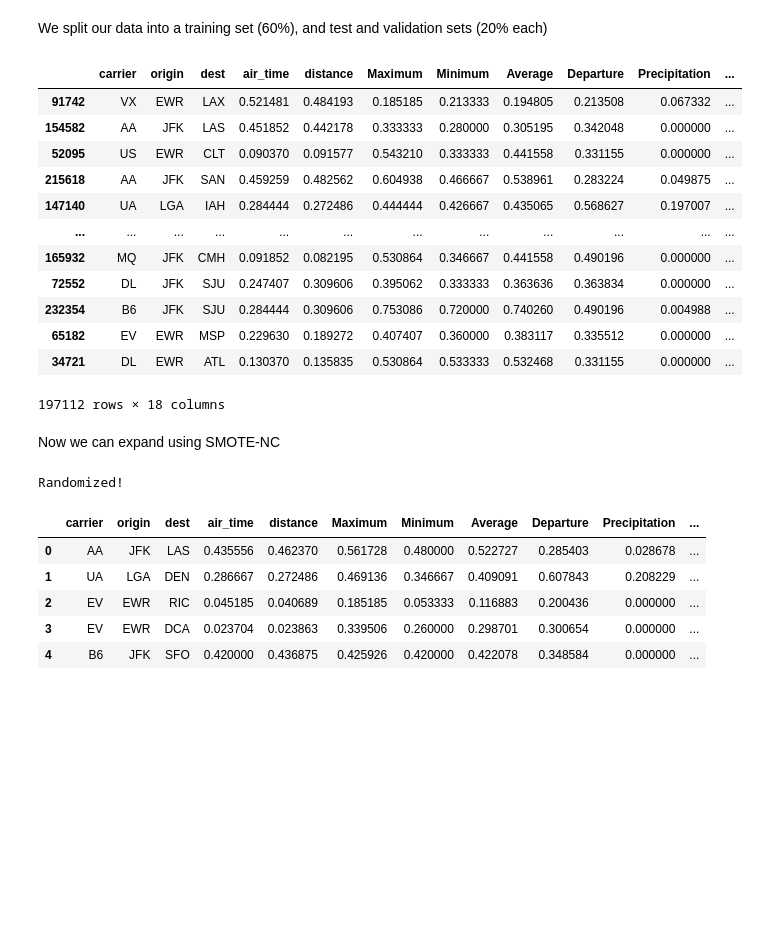
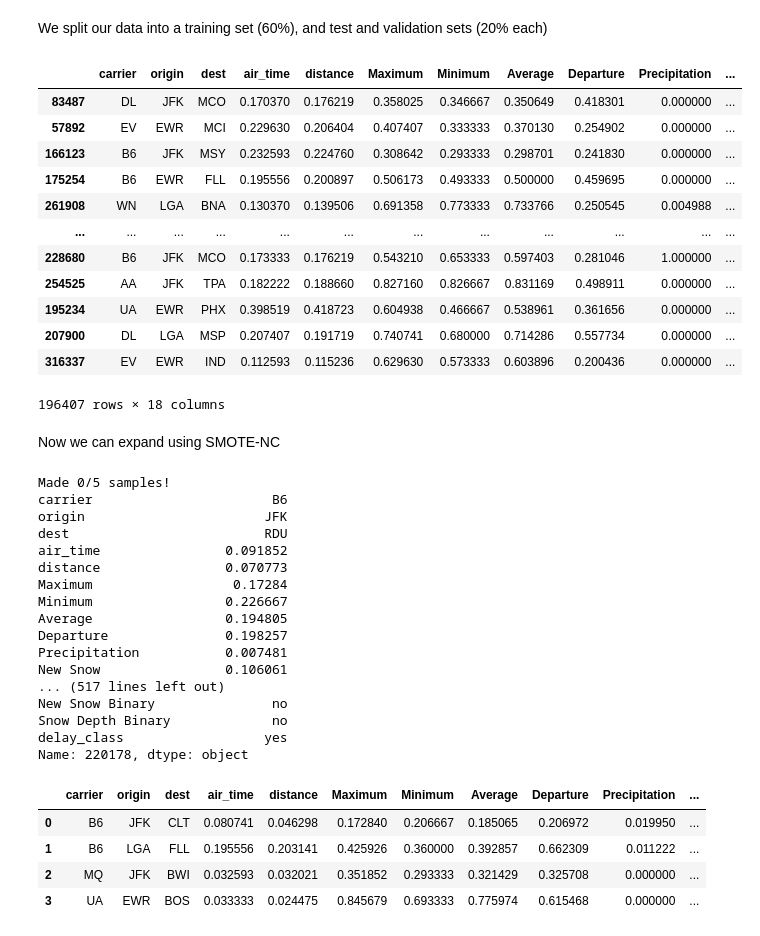
Before and after one commit to hughman98/Determining-Causes-of-Flight-Delays-CSC-522, a Jupyter notebook: code/Preprocessing.ipynb, the cells around one changed output. Drawn from its saved outputs; the diff is of its cells as text; code cells hidden in the pictures; blank space fills up the shorter version.

```diff
--- a/code/Preprocessing.ipynb
+++ b/code/Preprocessing.ipynb
@@ -166,6 +166,8 @@ cols = [
 scaler = MinMaxScaler()
 df[cols] = scaler.fit_transform(df[cols])
 
+df.dropna(inplace=True)
+
 df
 # %% [output]
 |  | carrier | origin | dest | air_time | distance | Maximum | Minimum | Average | Departure | Precipitation | ... |
@@ -204,18 +206,18 @@ test_set.to_csv(r"..\data\test_set.csv", index=False)
 train_set
 # %% [output]
 |  | carrier | origin | dest | air_time | distance | Maximum | Minimum | Average | Departure | Precipitation | ... |
-| 91742 | VX | EWR | LAX | 0.521481 | 0.484193 | 0.185185 | 0.213333 | 0.194805 | 0.213508 | 0.067332 | ... |
-| 154582 | AA | JFK | LAS | 0.451852 | 0.442178 | 0.333333 | 0.280000 | 0.305195 | 0.342048 | 0.000000 | ... |
-| 52095 | US | EWR | CLT | 0.090370 | 0.091577 | 0.543210 | 0.333333 | 0.441558 | 0.331155 | 0.000000 | ... |
-| 215618 | AA | JFK | SAN | 0.459259 | 0.482562 | 0.604938 | 0.466667 | 0.538961 | 0.283224 | 0.049875 | ... |
-| 147140 | UA | LGA | IAH | 0.284444 | 0.272486 | 0.444444 | 0.426667 | 0.435065 | 0.568627 | 0.197007 | ... |
+| 83487 | DL | JFK | MCO | 0.170370 | 0.176219 | 0.358025 | 0.346667 | 0.350649 | 0.418301 | 0.000000 | ... |
+| 57892 | EV | EWR | MCI | 0.229630 | 0.206404 | 0.407407 | 0.333333 | 0.370130 | 0.254902 | 0.000000 | ... |
+| 166123 | B6 | JFK | MSY | 0.232593 | 0.224760 | 0.308642 | 0.293333 | 0.298701 | 0.241830 | 0.000000 | ... |
+| 175254 | B6 | EWR | FLL | 0.195556 | 0.200897 | 0.506173 | 0.493333 | 0.500000 | 0.459695 | 0.000000 | ... |
+| 261908 | WN | LGA | BNA | 0.130370 | 0.139506 | 0.691358 | 0.773333 | 0.733766 | 0.250545 | 0.004988 | ... |
 | ... | ... | ... | ... | ... | ... | ... | ... | ... | ... | ... | ... |
-| 165932 | MQ | JFK | CMH | 0.091852 | 0.082195 | 0.530864 | 0.346667 | 0.441558 | 0.490196 | 0.000000 | ... |
-| 72552 | DL | JFK | SJU | 0.247407 | 0.309606 | 0.395062 | 0.333333 | 0.363636 | 0.363834 | 0.000000 | ... |
-| 232354 | B6 | JFK | SJU | 0.284444 | 0.309606 | 0.753086 | 0.720000 | 0.740260 | 0.490196 | 0.004988 | ... |
-| 65182 | EV | EWR | MSP | 0.229630 | 0.189272 | 0.407407 | 0.360000 | 0.383117 | 0.335512 | 0.000000 | ... |
-| 34721 | DL | EWR | ATL | 0.130370 | 0.135835 | 0.530864 | 0.533333 | 0.532468 | 0.331155 | 0.000000 | ... |
+| 228680 | B6 | JFK | MCO | 0.173333 | 0.176219 | 0.543210 | 0.653333 | 0.597403 | 0.281046 | 1.000000 | ... |
+| 254525 | AA | JFK | TPA | 0.182222 | 0.188660 | 0.827160 | 0.826667 | 0.831169 | 0.498911 | 0.000000 | ... |
+| 195234 | UA | EWR | PHX | 0.398519 | 0.418723 | 0.604938 | 0.466667 | 0.538961 | 0.361656 | 0.000000 | ... |
+| 207900 | DL | LGA | MSP | 0.207407 | 0.191719 | 0.740741 | 0.680000 | 0.714286 | 0.557734 | 0.000000 | ... |
+| 316337 | EV | EWR | IND | 0.112593 | 0.115236 | 0.629630 | 0.573333 | 0.603896 | 0.200436 | 0.000000 | ... |
-197112 rows × 18 columns
+196407 rows × 18 columns
 # %% [markdown]
 Now we can expand using SMOTE-NC
 # %%
@@ -223,15 +225,31 @@ Now we can expand using SMOTE-NC
 # %%
 min_class = train_set.loc[train_set['delay_class']=='yes']
 maj_class = train_set.loc[train_set['delay_class']=='no']
 
+#This is just an example, the actual code to generate all the artificial data is in the SMOTE.py file
 art_data = smote(min_class, 5, 5)
 
-art_data.to_csv(r"..\data\train_set_artificial.csv", index=False)
+art_data
 # %% [output]
-Randomized!
+Made 0/5 samples!
+carrier                       B6
+origin                       JFK
+dest                         RDU
+air_time                0.091852
+distance                0.070773
+Maximum                  0.17284
+Minimum                 0.226667
+Average                 0.194805
+Departure               0.198257
+Precipitation           0.007481
+New Snow                0.106061
+... (517 lines left out)
+New Snow Binary               no
+Snow Depth Binary             no
+delay_class                  yes
+Name: 220178, dtype: object
 |  | carrier | origin | dest | air_time | distance | Maximum | Minimum | Average | Departure | Precipitation | ... |
-| 0 | AA | JFK | LAS | 0.435556 | 0.462370 | 0.561728 | 0.480000 | 0.522727 | 0.285403 | 0.028678 | ... |
-| 1 | UA | LGA | DEN | 0.286667 | 0.272486 | 0.469136 | 0.346667 | 0.409091 | 0.607843 | 0.208229 | ... |
-| 2 | EV | EWR | RIC | 0.045185 | 0.040689 | 0.185185 | 0.053333 | 0.116883 | 0.200436 | 0.000000 | ... |
-| 3 | EV | EWR | DCA | 0.023704 | 0.023863 | 0.339506 | 0.260000 | 0.298701 | 0.300654 | 0.000000 | ... |
-| 4 | B6 | JFK | SFO | 0.420000 | 0.436875 | 0.425926 | 0.420000 | 0.422078 | 0.348584 | 0.000000 | ... |
+| 0 | B6 | JFK | CLT | 0.080741 | 0.046298 | 0.172840 | 0.206667 | 0.185065 | 0.206972 | 0.019950 | ... |
+| 1 | B6 | LGA | FLL | 0.195556 | 0.203141 | 0.425926 | 0.360000 | 0.392857 | 0.662309 | 0.011222 | ... |
+| 2 | MQ | JFK | BWI | 0.032593 | 0.032021 | 0.351852 | 0.293333 | 0.321429 | 0.325708 | 0.000000 | ... |
+| 3 | UA | EWR | BOS | 0.033333 | 0.024475 | 0.845679 | 0.693333 | 0.775974 | 0.615468 | 0.000000 | ... |
```
Also changed, not shown: parts of 1 cell of this notebook, 3 other files.
